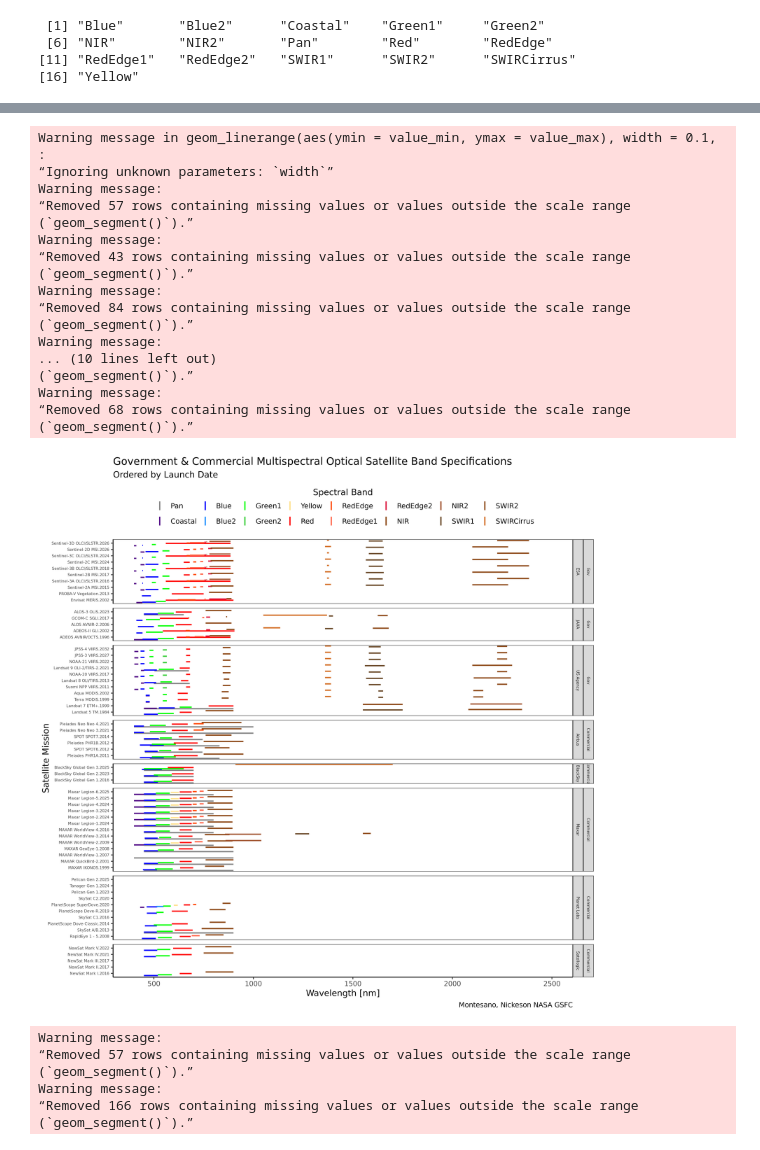
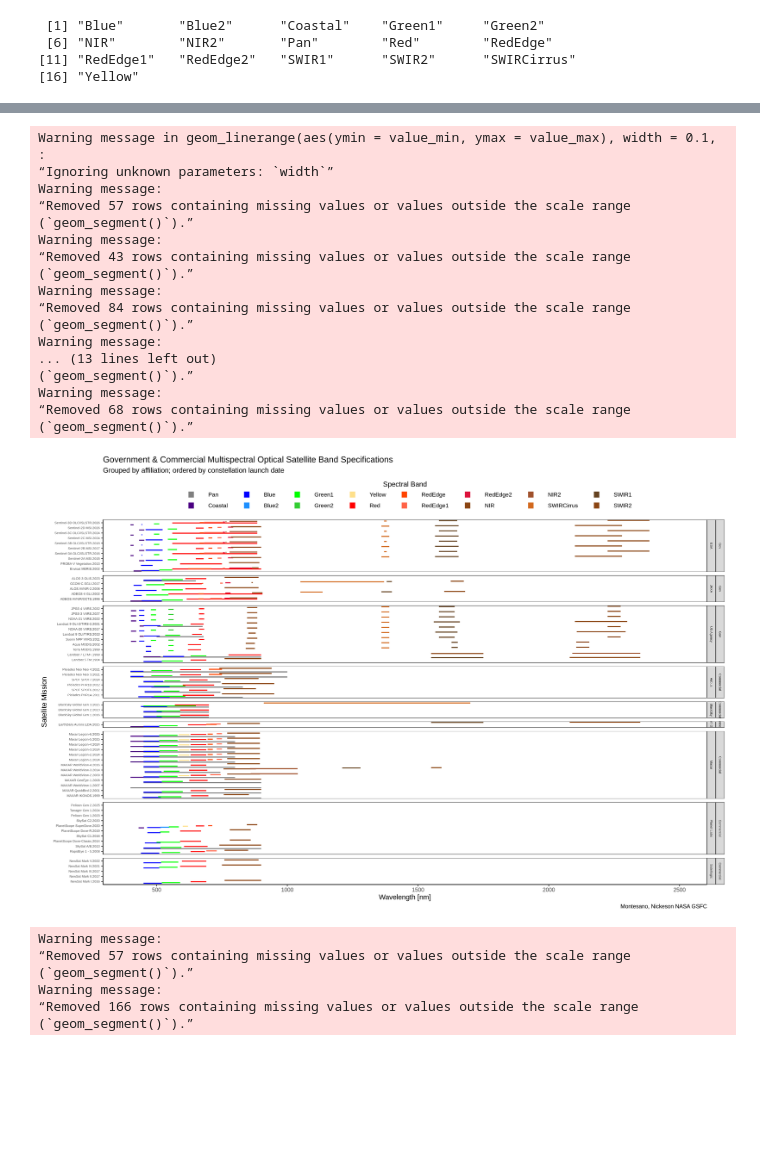
Before and after one commit to pahbs/csda_summaries, a Jupyter notebook: notebooks/csda_specs_multispec_smry.ipynb, the cells around one changed output, grey strips where cells are left out. Cells and saved outputs as stored; diff of their text form; code cells hidden in the pictures; blank space fills up the shorter version.

```diff
--- a/notebooks/csda_specs_multispec_smry.ipynb
+++ b/notebooks/csda_specs_multispec_smry.ipynb
@@ -60,7 +35,14 @@ sheet_id = '13MrpqFtAOqQY9WdW9lHNsqjCbG-e3VQkEDbHOGIKa6k'
 df = read_sheet(sheet_id, sheet = 'Vendor Specs', skip = 0) %>%
     as.data.frame() %>%
     mutate(Constellation = ifelse(is.na(`Constellation/Platform`), ' ', `Constellation/Platform`)) %>%
-    mutate(`Branded Name` = ifelse(is.na(`Branded Name`), ' ', `Branded Name`))
+    mutate(`Branded Name` = ifelse(is.na(`Branded Name`), ' ', `Branded Name`)) %>%
+    # Convert TIR columns from µm to nm (multiply by 1000)
+    mutate(
+        `TIRLWIR1 Min (nm)` = `TIRLWIR1 Min (µm)` * 1000,
+        `TIRLWIR1 Max (nm)` = `TIRLWIR1 Max (µm)` * 1000,
+        `TIRLWIR2 Min (nm)` = `TIRLWIR2 Min (µm)` * 1000,
+        `TIRLWIR2 Max (nm)` = `TIRLWIR2 Max (µm)` * 1000
+    )
 # %% [output]
 ✔ Reading from CSDA Prototype Vendor Specifications & Evaluation DB.
 
@@ -798,9 +862,11 @@ band_order <- c(
   'RedEdge2',    # ~733-748 nm
   'NIR',         # ~750-900 nm
   'NIR2',        # ~845-885 nm (extended NIR)
+  'SWIRCirrus',  # ~1360-1390 nm (cirrus detection)
   'SWIR1',       # ~1550-1750 nm
   'SWIR2',       # ~2080-2350 nm
-  'SWIRCirrus'   # ~1360-1390 nm (cirrus detection)
+  'TIRLWIR1',    # ~8-14 µm (thermal infrared - longwave)
+  'TIRLWIR2'     # ~10.5-12.5 µm (thermal infrared - longwave)
 )
 
 # Create named color vector
@@ -818,7 +884,9 @@ band_colors <- c(
   'RedEdge2' = '#DC143C',     # Crimson (second red edge)
   'NIR' = '#8B4513',          # Saddle brown (near-infrared)
   'NIR2' = '#A0522D',         # Sienna (extended NIR)
+  'SWIRCirrus' = '#D2691E',   # Peru (cirrus detection band)
   'SWIR1' = '#654321',        # Dark brown (short-wave infrared)
   'SWIR2' = '#8B4513',        # Brown (longer SWIR)
-  'SWIRCirrus' = '#D2691E'    # Peru (cirrus detection band)
+  'TIRLWIR1' = '#FF1493',     # Deep pink (thermal infrared - hot)
+  'TIRLWIR2' = '#FF69B4'      # Hot pink (thermal infrared - slightly cooler)
 )
@@ -837,11 +893,11 @@ A data.frame: 6 × 9
 # %%
-options(repr.plot.width =10, repr.plot.height = 10, repr.plot.res = 300)
+options(repr.plot.width =15, repr.plot.height = 10, repr.plot.res = 300)
 
 #band_order <- c('Pan','Coastal','Blue','Blue2','Green1','Green2','Yellow','Red','RedEdge','RedEdge1','RedEdge2','NIR','NIR2','SWIR1','SWIR2','SWIRCirrus')
 
 df_tmp = df_m_final_clean %>%
     #filter(Affiliation == 'Planet Labs' | Affiliation == 'ESA') %>%
-    filter(!(Affiliation %in% c('EarthDaily', 'SatVu', 'HydroSat'))) %>%
+    filter(!(Affiliation %in% c( 'SatVu', 'HydroSat'))) %>%
       mutate(Launch.Date = as.Date(Launch.Date)) %>%  # Adjust date function as needed
       arrange(Launch.Date) %>%
       mutate(`Satellite Mission` = factor(`Satellite Mission`, levels = unique(`Satellite Mission`))) %>%
@@ -854,77 +910,69 @@ df_tmp = df_m_final_clean %>%
     mutate(Sector = factor(Sector, levels = c("Gov","Commercial")))
 
 p_spectral = ggplot(df_tmp
-       , aes(x = interaction(`Satellite Mission`,Launch.Year), color = band
-             #, group=Parent.Company
-            )
+       , aes(x = interaction(`Satellite Mission`,Launch.Year), color = band)
       ) +
     geom_linerange(aes(ymin = value_min, ymax = value_max),
-            width = 0.1, size = 0.75
-                   ,   position = position_dodge(width=1)
-                  ) +
+            width = 0.1, size = 0.75,
+            position = position_dodge(width=1)) +
     scale_color_manual(values = band_colors) +
-    #geom_point(aes(y = (value_min + value_max) / 2), size = 3) +  # Midpoint
-    #facet_wrap(~ `Affiliation`, ncol=1, scales='free_y') +
     labs(title = "Government & Commercial Multispectral Optical Satellite Band Specifications",
-       subtitle = "Ordered by Launch Date",
+       subtitle = "Grouped by affiliation; ordered by constellation launch date",
        x = "Satellite Mission",
        y = "Wavelength [nm]",
        color = "Spectral Band",
         caption = CAPTION_TEXT) +
     theme_bw() +
-    #scale_y_log10() +
     ylim(c(400,2500))+
     coord_flip() +
-    #theme(axis.text.x = element_text(angle = 0, hjust = 0.5), axis.text.y = element_text(angle = 0, hjust = 1, size=5), legend.position = "top") +
-  # Remove default gridlines and background
-  theme(
-    axis.text.x = element_text(angle = 0, hjust = 0.5),
-    axis.text.y = element_text(angle = 0, hjust = 1, size=5),
-    legend.position = "top",
-    strip.text = element_text(size=5),
-    panel.grid = element_blank(),
-    panel.background = element_blank(),
-    axis.line = element_line(color = "black")
-  ) +
+    theme(
+        axis.text.x = element_text(angle = 0, hjust = 0.5),
+        axis.text.y = element_text(angle = 0, hjust = 1, size=5),
+        legend.position = "top",
+        strip.text = element_text(size=5),
+        panel.grid = element_blank(),
+        panel.background = element_blank(),
+        axis.line = element_line(color = "black")
+    ) +
     guides(
         color = guide_legend(
           title.position = "top",
           title.hjust = 0.5,
           label.position = "right",
-          ncol = 8,  # 2 columns
-          nrow = 2,  # 6 rows
-          byrow = FALSE,  # Fill by columns
-          keywidth = unit(0.6, "cm"),
-          keyheight = unit(0.5, "cm"),
+          ncol = 8,
+          nrow = 2,
+          byrow = FALSE,
+          keywidth = unit(1.5, "cm"),    # Wider for horizontal lines
+          keyheight = unit(0.3, "cm"),   # Shorter for horizontal lines
           label.theme = element_text(size = 9),
           override.aes = list(
-            shape = 1,
-            size = 2.5,
-            stroke = 0.4
+            size = .1,                     # Line thickness
+            linewidth = 4,                # Alternative line thickness
+            linetype = 1                  # Solid line
           )
         )
-        ) +
-facet_grid(Sector+ Affiliation ~ ., scales = "free", space = "free")
+    ) +
+    facet_grid(Sector + Affiliation ~ ., scales = "free", space = "free")
 p_spectral
 # %% [output]
 Warning message in geom_linerange(aes(ymin = value_min, ymax = value_max), width = 0.1, :
 “Ignoring unknown parameters: `width`”
 Warning message:
 “Removed 57 rows containing missing values or values outside the scale range
 (`geom_segment()`).”
 Warning message:
 “Removed 43 rows containing missing values or values outside the scale range
 (`geom_segment()`).”
 Warning message:
 “Removed 84 rows containing missing values or values outside the scale range
 (`geom_segment()`).”
 Warning message:
-... (10 lines left out)
+... (13 lines left out)
 (`geom_segment()`).”
 Warning message:
 “Removed 68 rows containing missing values or values outside the scale range
 (`geom_segment()`).”
-[figure, old version]
+[figure, new version]
 # %%
 ggsave(filename = '/projects/my-private-bucket/databank/csda/vhr_spectral_bands.png',plot = p_spectral, width = 10, height = 9, dpi=300 )
 # %% [output]
```
Also changed, not shown: parts of 18 cells of this notebook, 5 other files.
